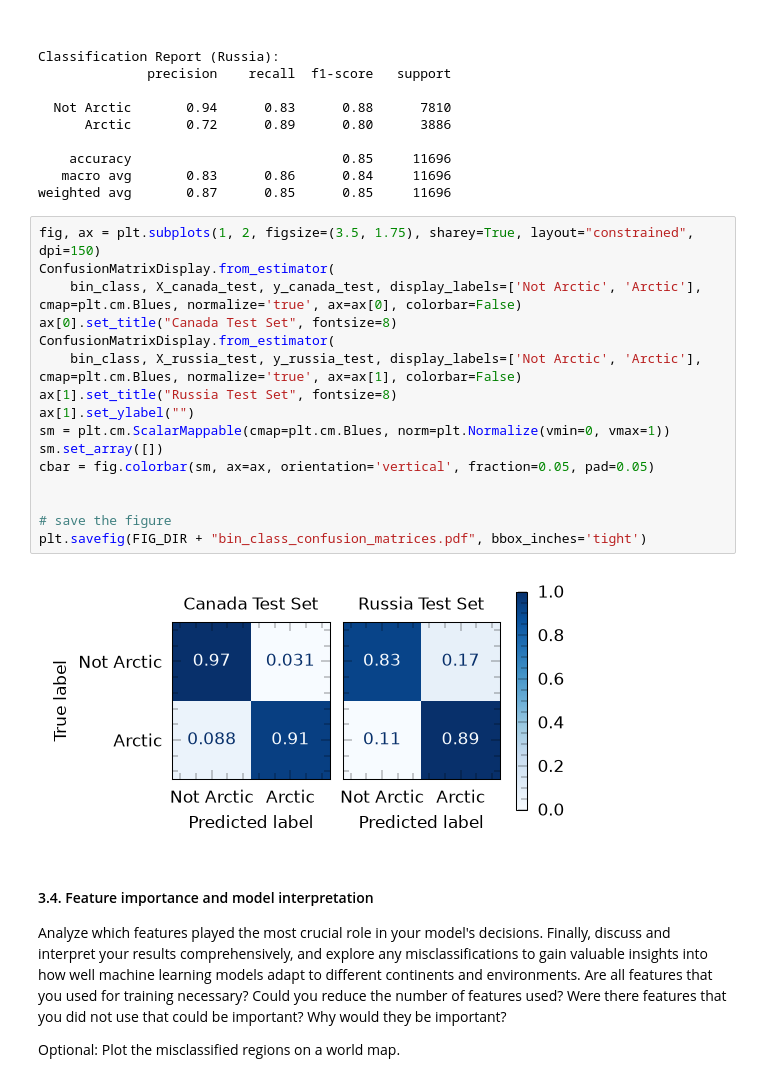
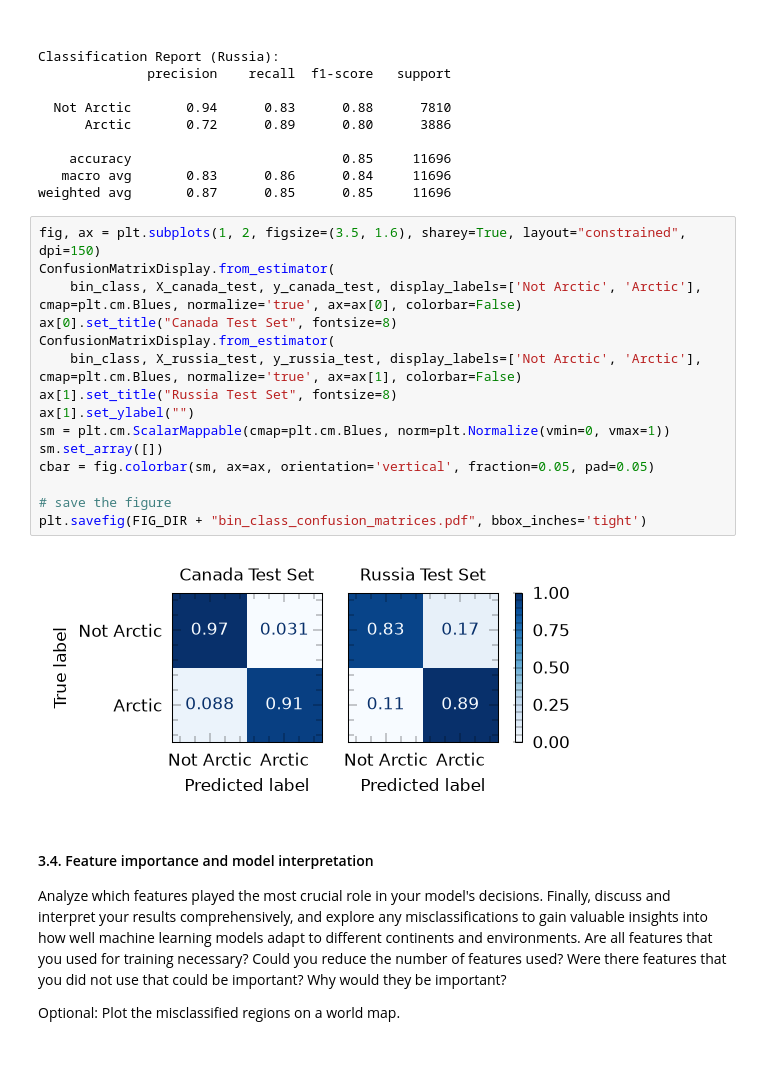
Before and after one commit to AndreaRaaschou/BERN01, a Jupyter notebook: biome_project/Hugo/rewrite.ipynb, the cells around one changed output. Drawn from its saved outputs; the diff is of its cells as text; blank space fills up the shorter version.

```diff
--- a/biome_project/Hugo/rewrite.ipynb
+++ b/biome_project/Hugo/rewrite.ipynb
@@ -293,23 +293,22 @@ Classification Report (Russia):
    macro avg       0.83      0.86      0.84     11696
 weighted avg       0.87      0.85      0.85     11696
 # %%
-fig, ax = plt.subplots(1, 2, figsize=(3.5, 1.75), sharey=True, layout="constrained", dpi=150)
+fig, ax = plt.subplots(1, 2, figsize=(3.5, 1.6), sharey=True, layout="constrained", dpi=150)
 ConfusionMatrixDisplay.from_estimator(
     bin_class, X_canada_test, y_canada_test, display_labels=['Not Arctic', 'Arctic'], cmap=plt.cm.Blues, normalize='true', ax=ax[0], colorbar=False)
 ax[0].set_title("Canada Test Set", fontsize=8)
 ConfusionMatrixDisplay.from_estimator(
     bin_class, X_russia_test, y_russia_test, display_labels=['Not Arctic', 'Arctic'], cmap=plt.cm.Blues, normalize='true', ax=ax[1], colorbar=False)
 ax[1].set_title("Russia Test Set", fontsize=8)
 ax[1].set_ylabel("")
 sm = plt.cm.ScalarMappable(cmap=plt.cm.Blues, norm=plt.Normalize(vmin=0, vmax=1))
 sm.set_array([])
 cbar = fig.colorbar(sm, ax=ax, orientation='vertical', fraction=0.05, pad=0.05)
 
-
 # save the figure
 plt.savefig(FIG_DIR + "bin_class_confusion_matrices.pdf", bbox_inches='tight')
 # %% [output]
-[figure, old version]
+[figure, new version]
 # %% [markdown]
 #### 3.4. Feature importance and model interpretation
 Analyze which features played the most crucial role in your model's decisions. Finally, discuss and interpret your results comprehensively, and explore any misclassifications to gain
```
Also changed, not shown: parts of 24 cells of this notebook, 2 other files.
